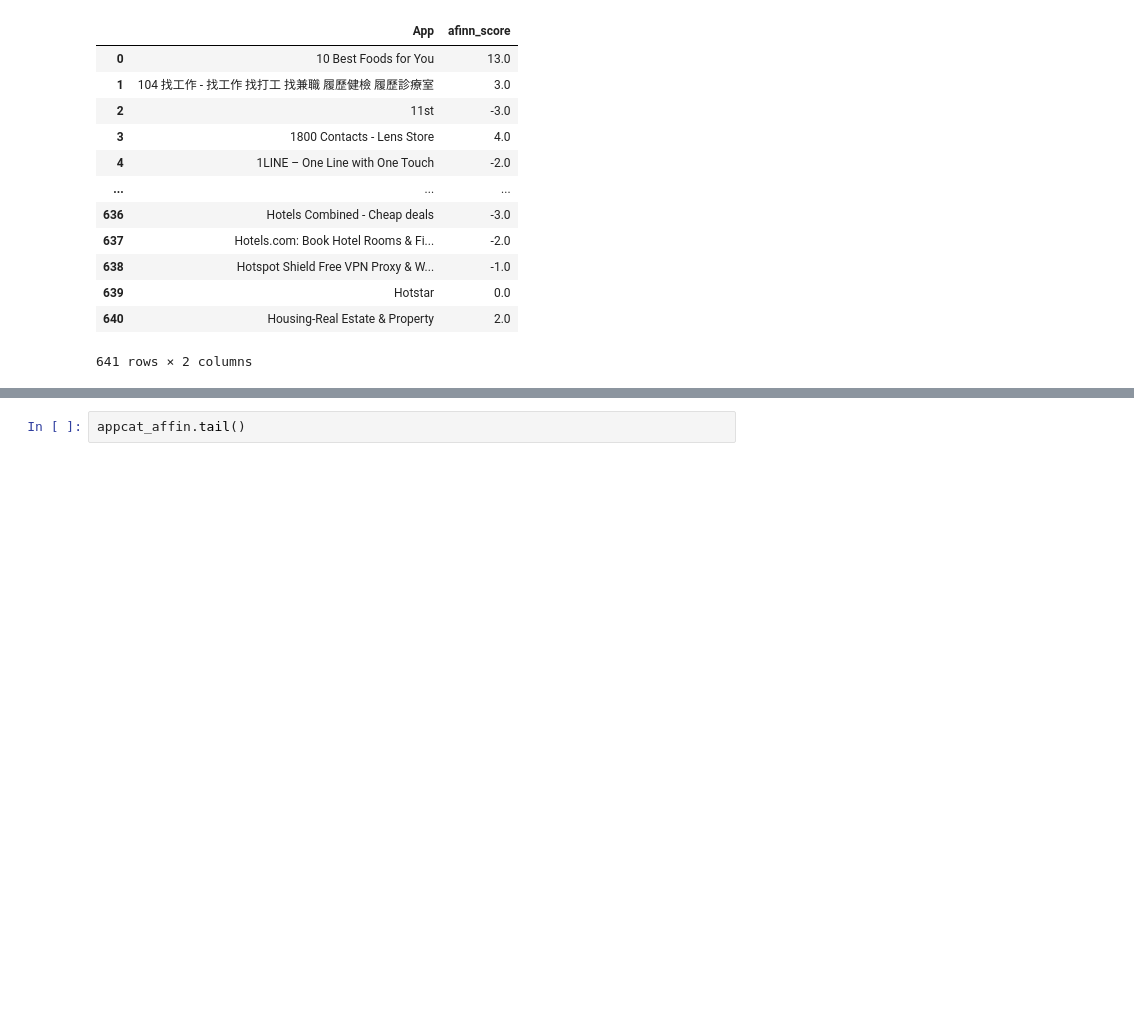
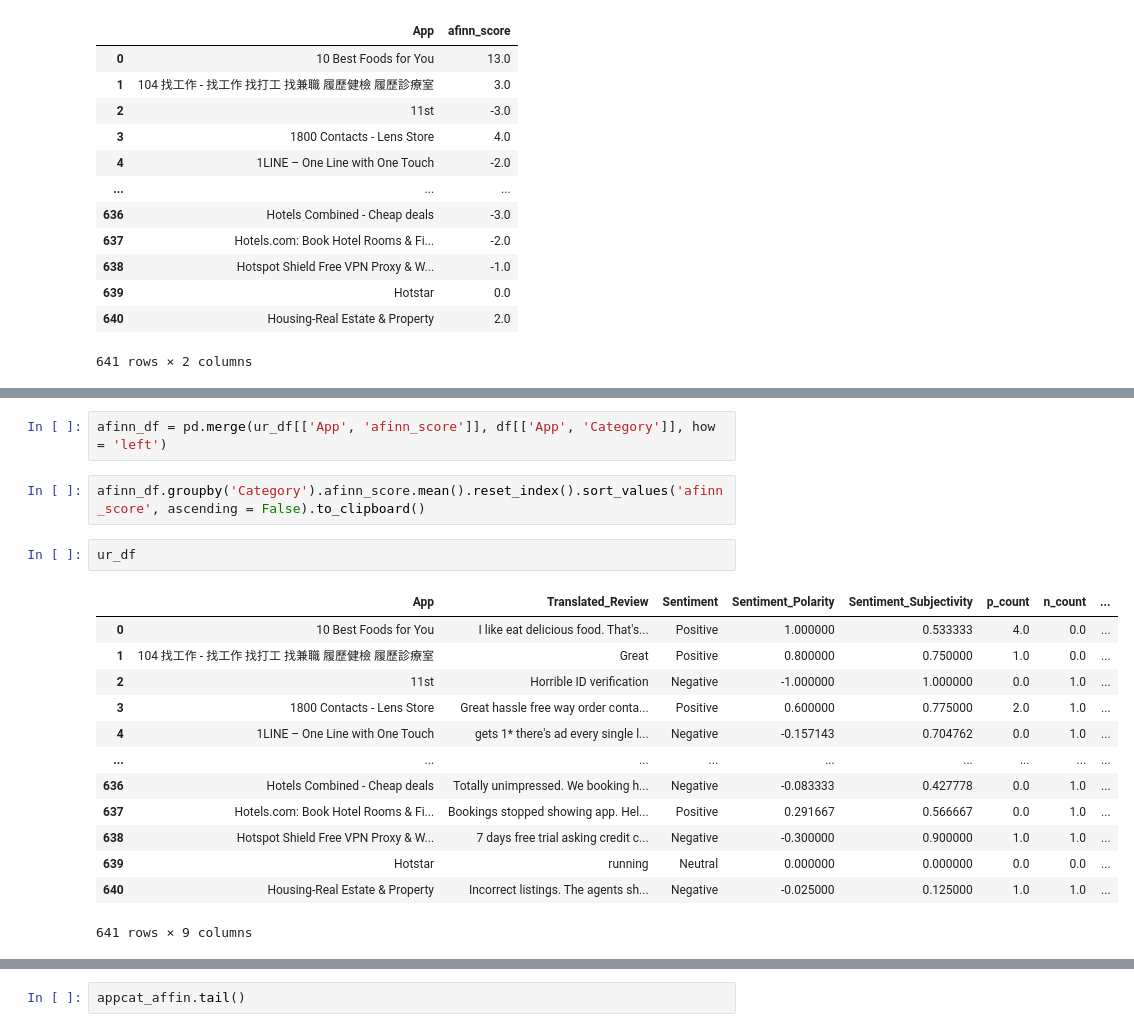
Before and after one commit to bahaozsahin/Develhope_Project-2_team-3, a Jupyter notebook: week4/Week4_Ozan.ipynb, the cells around one changed output, grey strips where cells are left out. Cells and saved outputs as stored; diff of their text form; blank space fills up the shorter version.

```diff
--- a/week4/Week4_Ozan.ipynb
+++ b/week4/Week4_Ozan.ipynb
@@ -170,0 +232,20 @@ afinn_df[['App', 'afinn_score']]
+# %%
+afinn_df = pd.merge(ur_df[['App', 'afinn_score']], df[['App', 'Category']], how = 'left')
+# %%
+afinn_df.groupby('Category').afinn_score.mean().reset_index().sort_values('afinn_score', ascending = False).to_clipboard()
+# %%
+ur_df
+# %% [output]
+|  | App | Translated_Review | Sentiment | Sentiment_Polarity | Sentiment_Subjectivity | p_count | n_count | ... |
+| 0 | 10 Best Foods for You | I like eat delicious food. That's... | Positive | 1.000000 | 0.533333 | 4.0 | 0.0 | ... |
+| 1 | 104 找工作 - 找工作 找打工 找兼職 履歷健檢 履歷診療室 | Great | Positive | 0.800000 | 0.750000 | 1.0 | 0.0 | ... |
+| 2 | 11st | Horrible ID verification | Negative | -1.000000 | 1.000000 | 0.0 | 1.0 | ... |
+| 3 | 1800 Contacts - Lens Store | Great hassle free way order conta... | Positive | 0.600000 | 0.775000 | 2.0 | 1.0 | ... |
+| 4 | 1LINE – One Line with One Touch | gets 1* there's ad every single l... | Negative | -0.157143 | 0.704762 | 0.0 | 1.0 | ... |
+| ... | ... | ... | ... | ... | ... | ... | ... | ... |
+| 636 | Hotels Combined - Cheap deals | Totally unimpressed. We booking h... | Negative | -0.083333 | 0.427778 | 0.0 | 1.0 | ... |
+| 637 | Hotels.com: Book Hotel Rooms & Fi... | Bookings stopped showing app. Hel... | Positive | 0.291667 | 0.566667 | 0.0 | 1.0 | ... |
+| 638 | Hotspot Shield Free VPN Proxy & W... | 7 days free trial asking credit c... | Negative | -0.300000 | 0.900000 | 1.0 | 1.0 | ... |
+| 639 | Hotstar | running | Neutral | 0.000000 | 0.000000 | 0.0 | 0.0 | ... |
+| 640 | Housing-Real Estate & Property | Incorrect listings. The agents sh... | Negative | -0.025000 | 0.125000 | 1.0 | 1.0 | ... |
+641 rows × 9 columns
```
Also changed, not shown: parts of 14 cells of this notebook.
